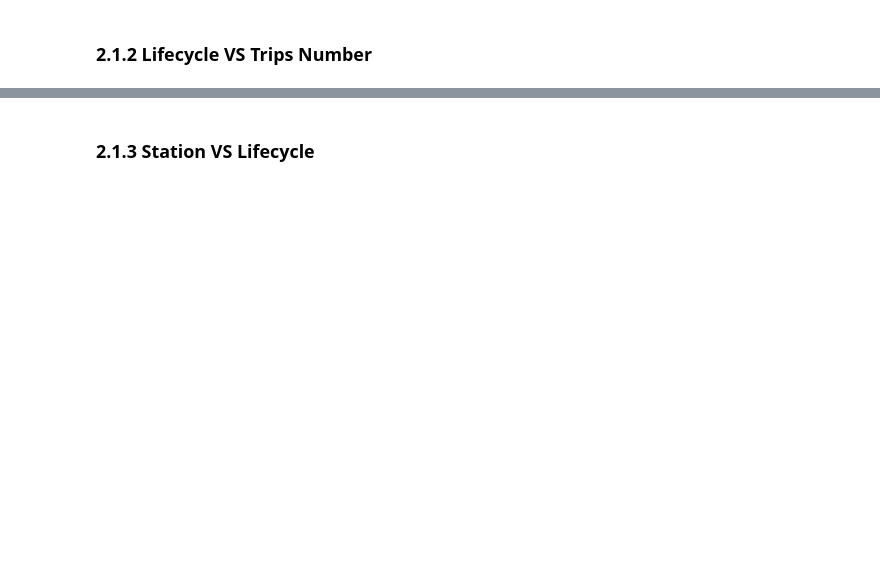
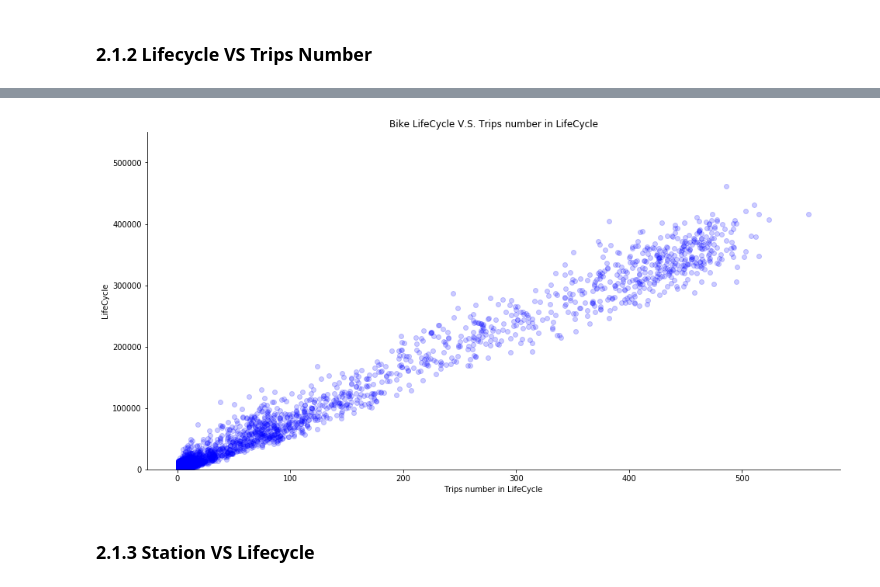
Before and after one commit to leon-lee-jl/MoBike, a Jupyter notebook: MoBike V1.0.ipynb, the cells around one changed output, grey strips where cells are left out. Drawn from its saved outputs; the diff is of its cells as text; code cells hidden in the pictures; blank space fills up the shorter version.

```diff
--- a/MoBike V1.0.ipynb
+++ b/MoBike V1.0.ipynb
@@ -354,2 +367,15 @@ ax5.spines['top'].set_visible(False)
+# %%
+# Second plot: Bike LifeCycle V.S. Trips Number in LifeCycle
+plt.figure(figsize=(16, 8))
+ax7 = plt.subplot(111)
+ax7.scatter(bdata['trips number'], bdata['duration'], color='b', alpha=0.2)
+plt.xlabel('Trips number in LifeCycle')
+plt.ylabel('LifeCycle')
+plt.title('Bike LifeCycle V.S. Trips number in LifeCycle')
+ax7.set_ylim(0, 550000)
+ax7.spines['right'].set_visible(False)
+ax7.spines['top'].set_visible(False)
+# %% [output]
+[figure, added]
 # %% [markdown]
 ### 2.1.3  Station VS Lifecycle
```
Also changed, not shown: parts of 21 cells of this notebook.
